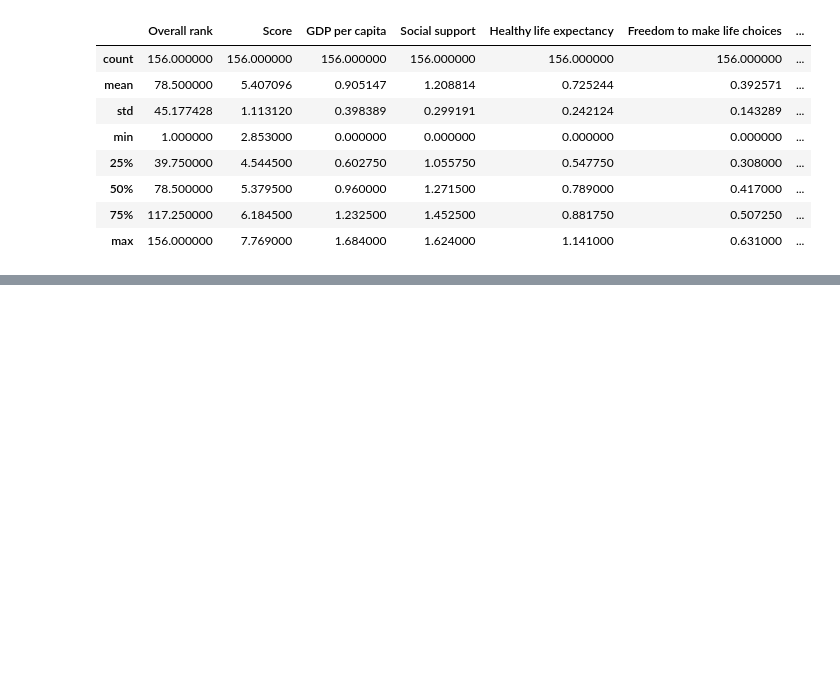
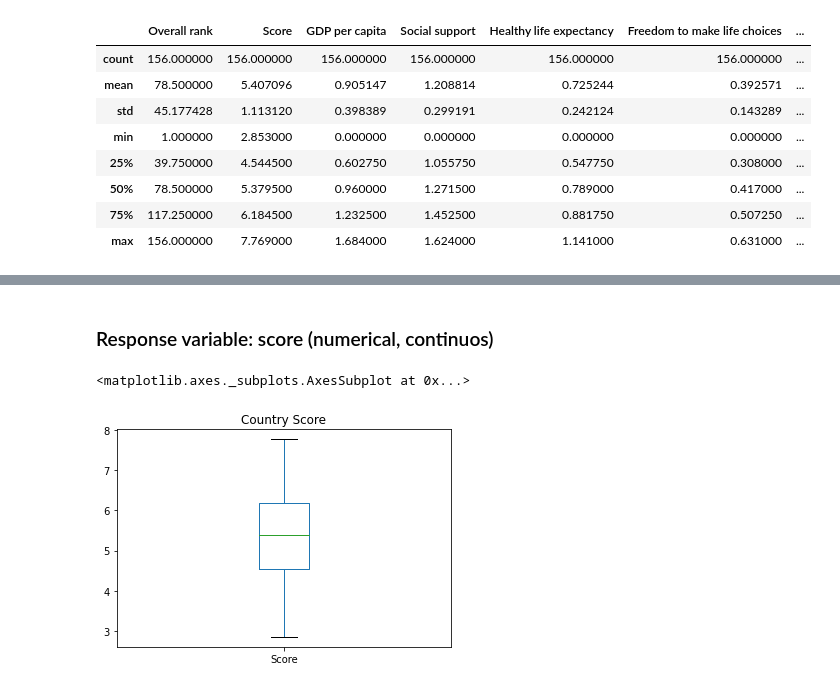
Before and after one commit to Dmitry-V-Makarov/Netology, a Jupyter notebook: pyda-13/16.HW_Visualization.ipynb, the cells around one changed output, grey strips where cells are left out. Drawn from its saved outputs; the diff is of its cells as text; code cells hidden in the pictures; blank space fills up the shorter version.

```diff
--- a/pyda-13/16.HW_Visualization.ipynb
+++ b/pyda-13/16.HW_Visualization.ipynb
@@ -49,0 +67,8 @@ df.describe()
+# %% [markdown]
+### Response variable: score (numerical, continuos)
+# %%
+df.Score.plot(kind='box',
+              title='Country Score')
+# %% [output]
+<matplotlib.axes._subplots.AxesSubplot at 0x...>
+[figure, added]
```
Also changed, not shown: parts of 19 cells of this notebook, 2 other files.
